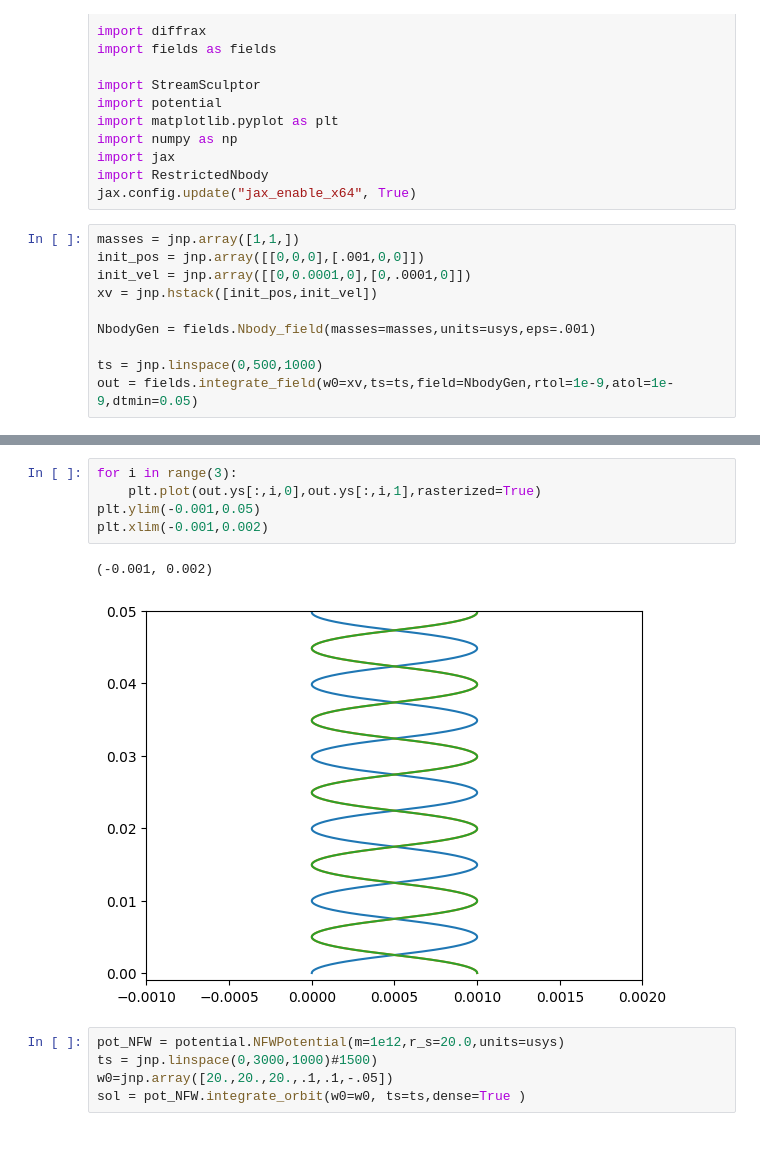
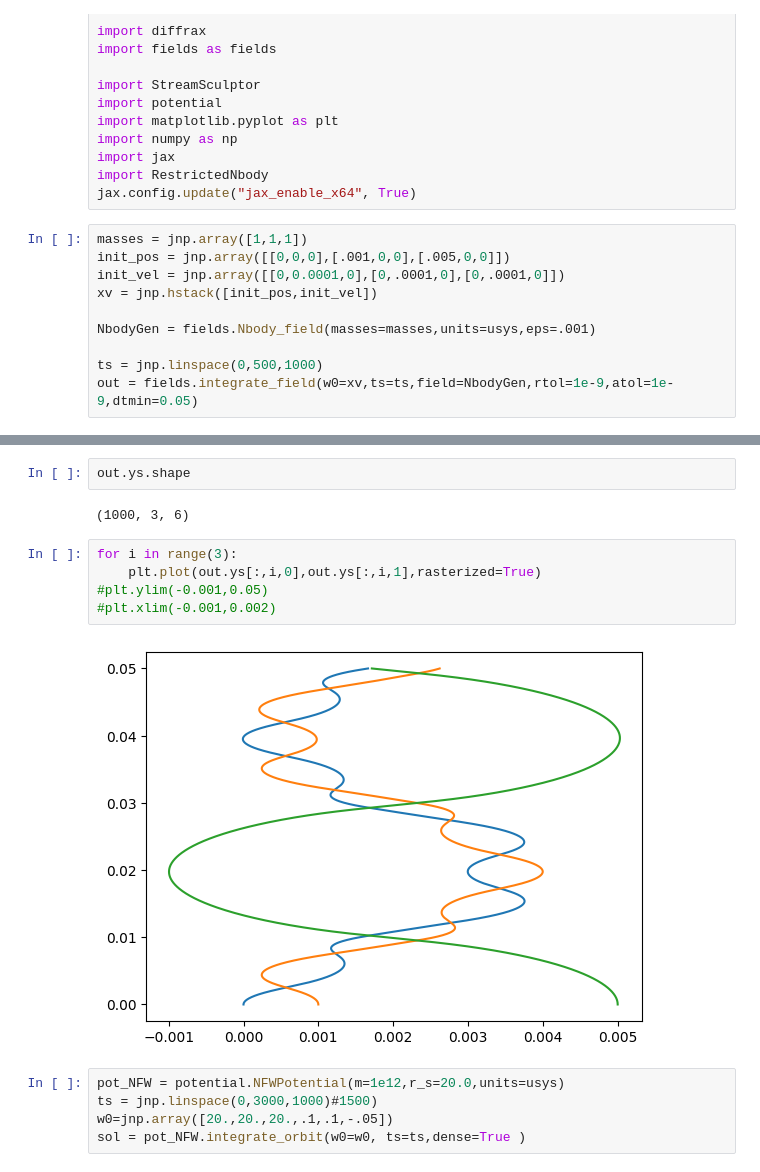
Before and after one commit to jnibauer/streamsculptor, a Jupyter notebook: examples/tests.ipynb, the cells around one changed output, grey strips where cells are left out. Drawn from its saved outputs; the diff is of its cells as text; blank space fills up the shorter version.

```diff
--- a/examples/tests.ipynb
+++ b/examples/tests.ipynb
@@ -18,9 +18,9 @@ import jax
 import RestrictedNbody
 jax.config.update("jax_enable_x64", True)
 # %%
-masses = jnp.array([1,1,])
-init_pos = jnp.array([[0,0,0],[.001,0,0]])
-init_vel = jnp.array([[0,0.0001,0],[0,.0001,0]])
+masses = jnp.array([1,1,1])
+init_pos = jnp.array([[0,0,0],[.001,0,0],[.005,0,0]])
+init_vel = jnp.array([[0,0.0001,0],[0,.0001,0],[0,.0001,0]])
 xv = jnp.hstack([init_pos,init_vel])
 
 NbodyGen = fields.Nbody_field(masses=masses,units=usys,eps=.001)
@@ -39,11 +39,14 @@ plt.plot(out.ts,out.ys[:,1,0])
+# %%
+out.ys.shape
+# %% [output]
+(1000, 3, 6)
 # %%
 for i in range(3):
     plt.plot(out.ys[:,i,0],out.ys[:,i,1],rasterized=True)
-plt.ylim(-0.001,0.05)
-plt.xlim(-0.001,0.002)
+#plt.ylim(-0.001,0.05)
+#plt.xlim(-0.001,0.002)
 # %% [output]
-(-0.001, 0.002)
-[figure, old version]
+[figure, new version]
 # %%
 pot_NFW = potential.NFWPotential(m=1e12,r_s=20.0,units=usys)
 ts = jnp.linspace(0,3000,1000)#1500)
```
Also changed, not shown: parts of 2 cells of this notebook, 2 other files.
